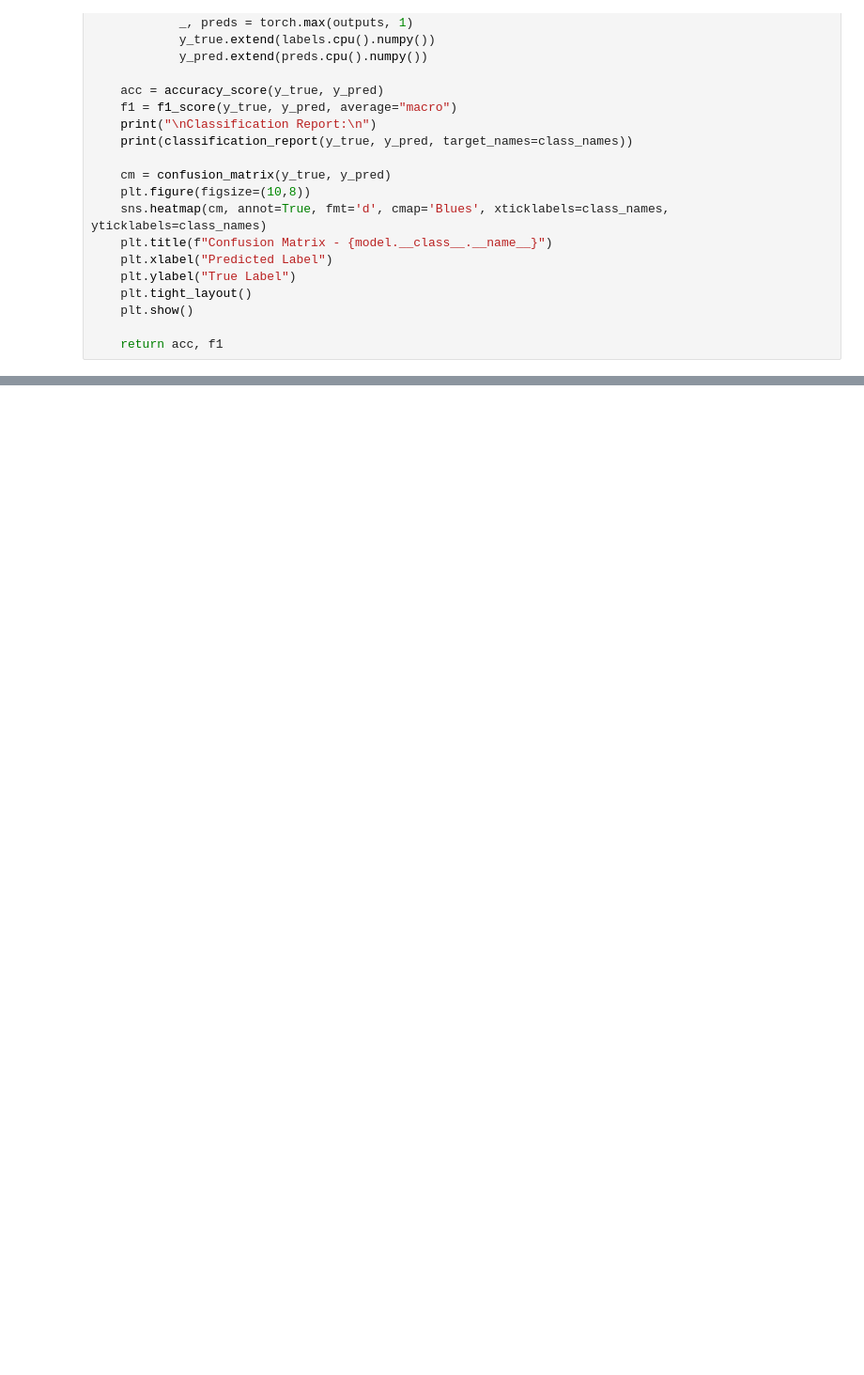
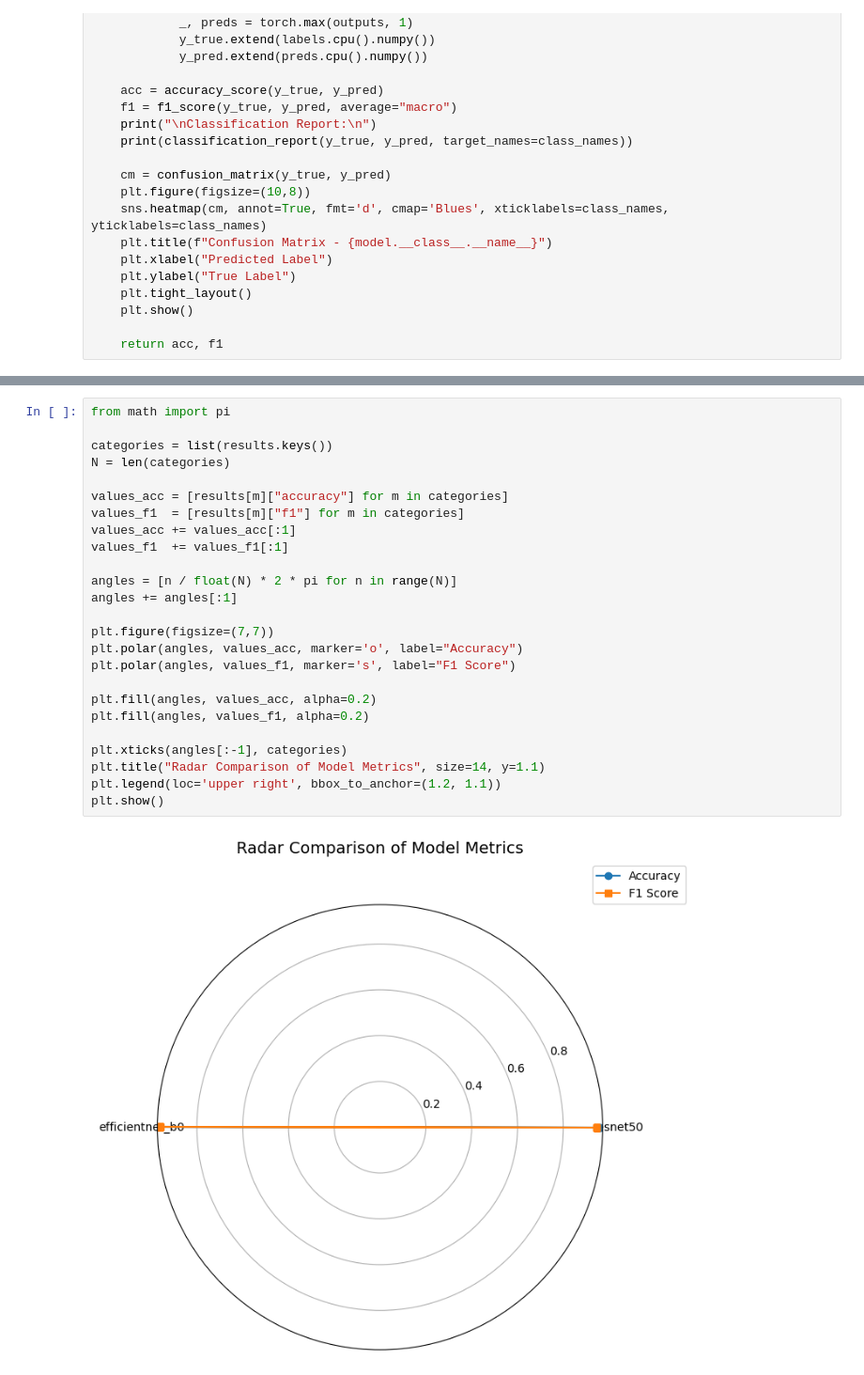
Before and after one commit to sudarshan-raveendranath/Skin-Lession-Detection, a Jupyter notebook: common/compare_results.ipynb, the cells around one changed output, grey strips where cells are left out. Shown at 94% size. Drawn from its saved outputs; the diff is of its cells as text; blank space fills up the shorter version.

```diff
--- a/common/compare_results.ipynb
+++ b/common/compare_results.ipynb
@@ -174,0 +222,27 @@ efficientnet_b0: Accuracy=0.9708, F1=0.9591
+# %%
+from math import pi
+
+categories = list(results.keys())
+N = len(categories)
+
+values_acc = [results[m]["accuracy"] for m in categories]
+values_f1  = [results[m]["f1"] for m in categories]
+values_acc += values_acc[:1]
+values_f1  += values_f1[:1]
+
+angles = [n / float(N) * 2 * pi for n in range(N)]
+angles += angles[:1]
+
+plt.figure(figsize=(7,7))
+plt.polar(angles, values_acc, marker='o', label="Accuracy")
+plt.polar(angles, values_f1, marker='s', label="F1 Score")
+
+plt.fill(angles, values_acc, alpha=0.2)
+plt.fill(angles, values_f1, alpha=0.2)
+
+plt.xticks(angles[:-1], categories)
+plt.title("Radar Comparison of Model Metrics", size=14, y=1.1)
+plt.legend(loc='upper right', bbox_to_anchor=(1.2, 1.1))
+plt.show()
+# %% [output]
+[figure, added]
```
Also changed, not shown: parts of 4 cells of this notebook, 1 other file.
